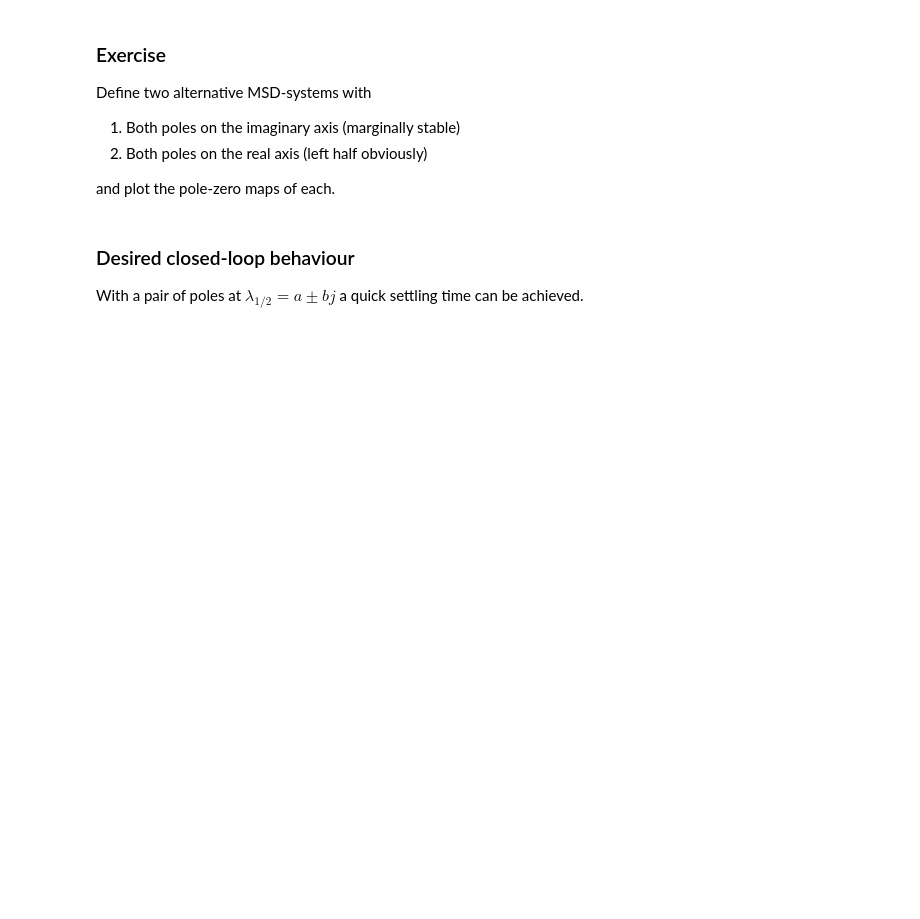
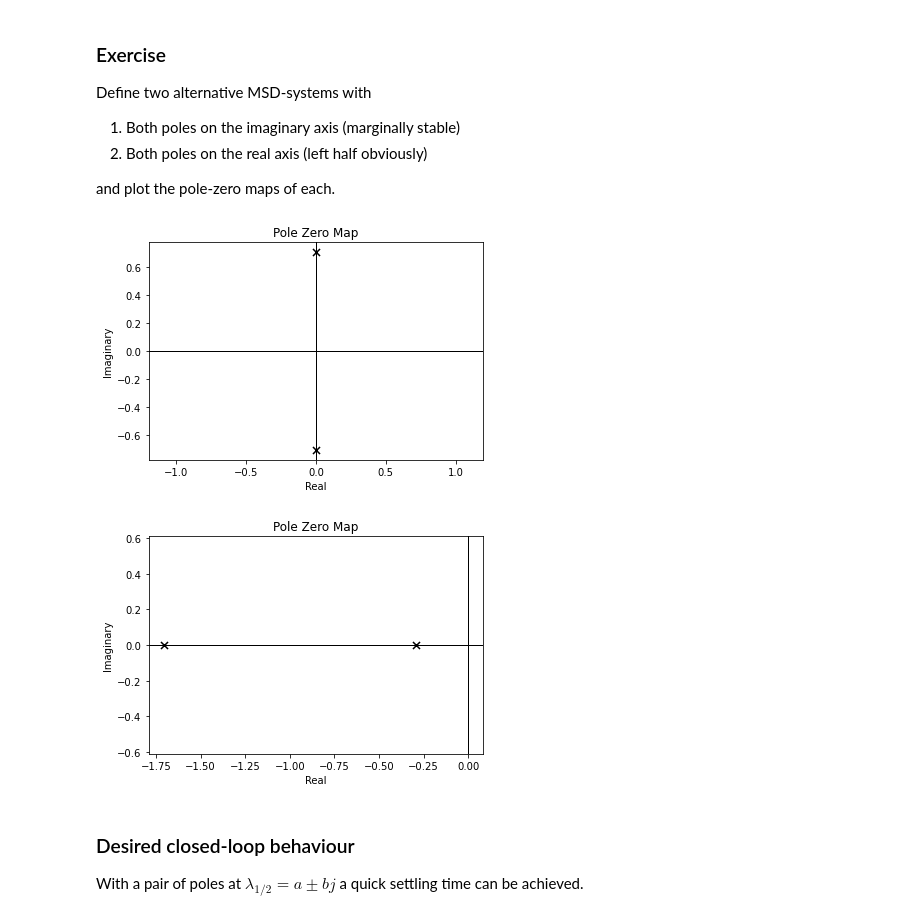
Before and after one commit to RailProfAC/data-science-for-engineers, a Jupyter notebook: DynamicalSystems/DynamicalSystems.ipynb, the cells around one changed output. Drawn from its saved outputs; the diff is of its cells as text; code cells hidden in the pictures; blank space fills up the shorter version.

```diff
--- a/DynamicalSystems/DynamicalSystems.ipynb
+++ b/DynamicalSystems/DynamicalSystems.ipynb
@@ -148,6 +162,37 @@ Define two alternative MSD-systems with
 2. Both poles on the real axis (left half obviously)
 
 and plot the pole-zero maps of each.
+# %%
+###########################
+# System 1
+# Parameter definition
+m = 10
+c = 5
+d = 0
+# State space arrays
+A = array([[0,1],[-c/m, -d/m]])
+B = array([[0],[1]])
+C = array([1/m, 0])
+sys = StateSpace(A, B, C, 0)
+pzmap(sys)
+#############################
+# new figure
+figure()
+###########################
+# System 2
+# Parameter definition
+m = 10
+c = 5
+d = 20
+# State space arrays
+A = array([[0,1],[-c/m, -d/m]])
+B = array([[0],[1]])
+C = array([1/m, 0])
+sys = StateSpace(A, B, C, 0)
+ret = pzmap(sys)
+# %% [output]
+[figure, added]
+[figure, added]
 # %% [markdown]
 ### Desired closed-loop behaviour
 
```
Also changed, not shown: parts of 5 cells of this notebook, 4 other files.
